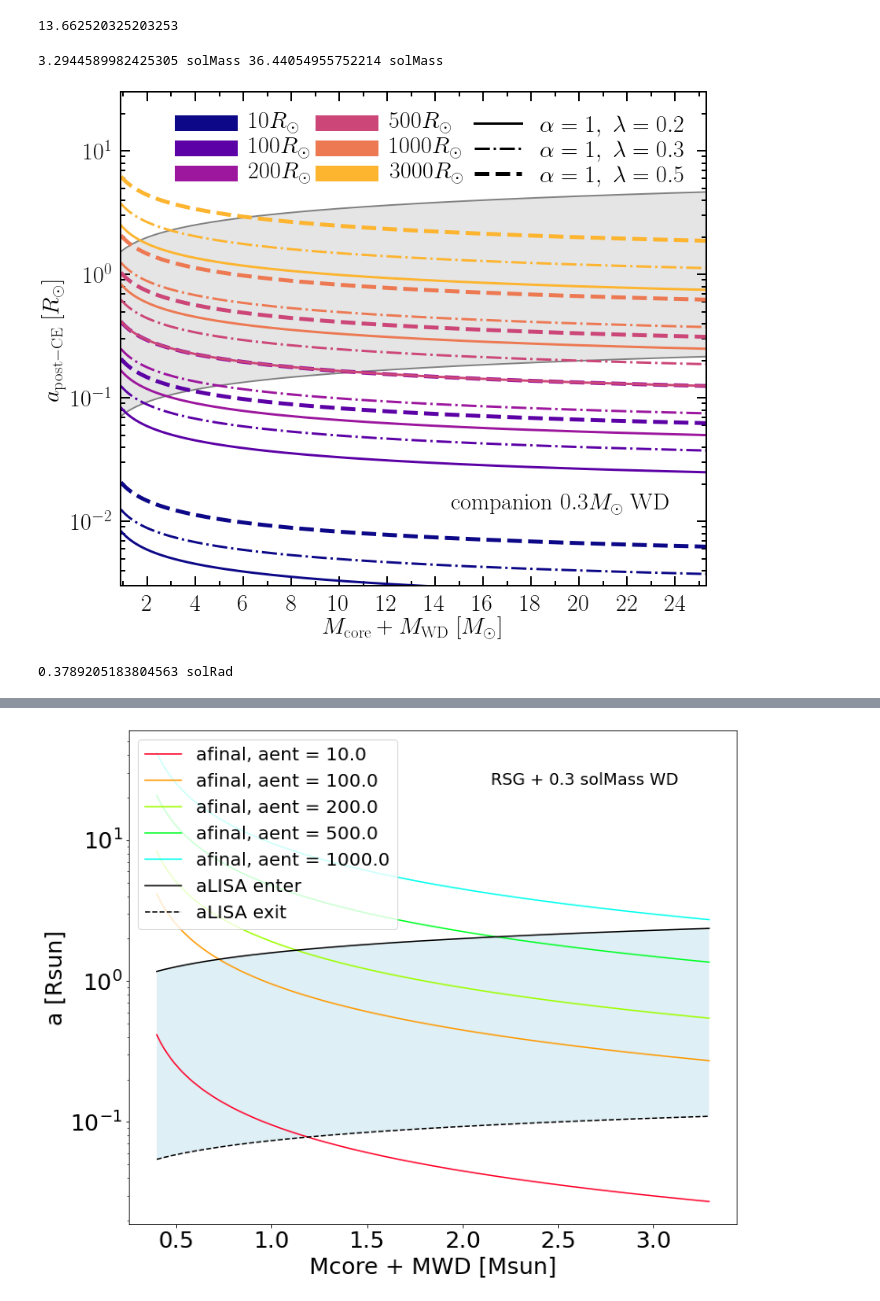
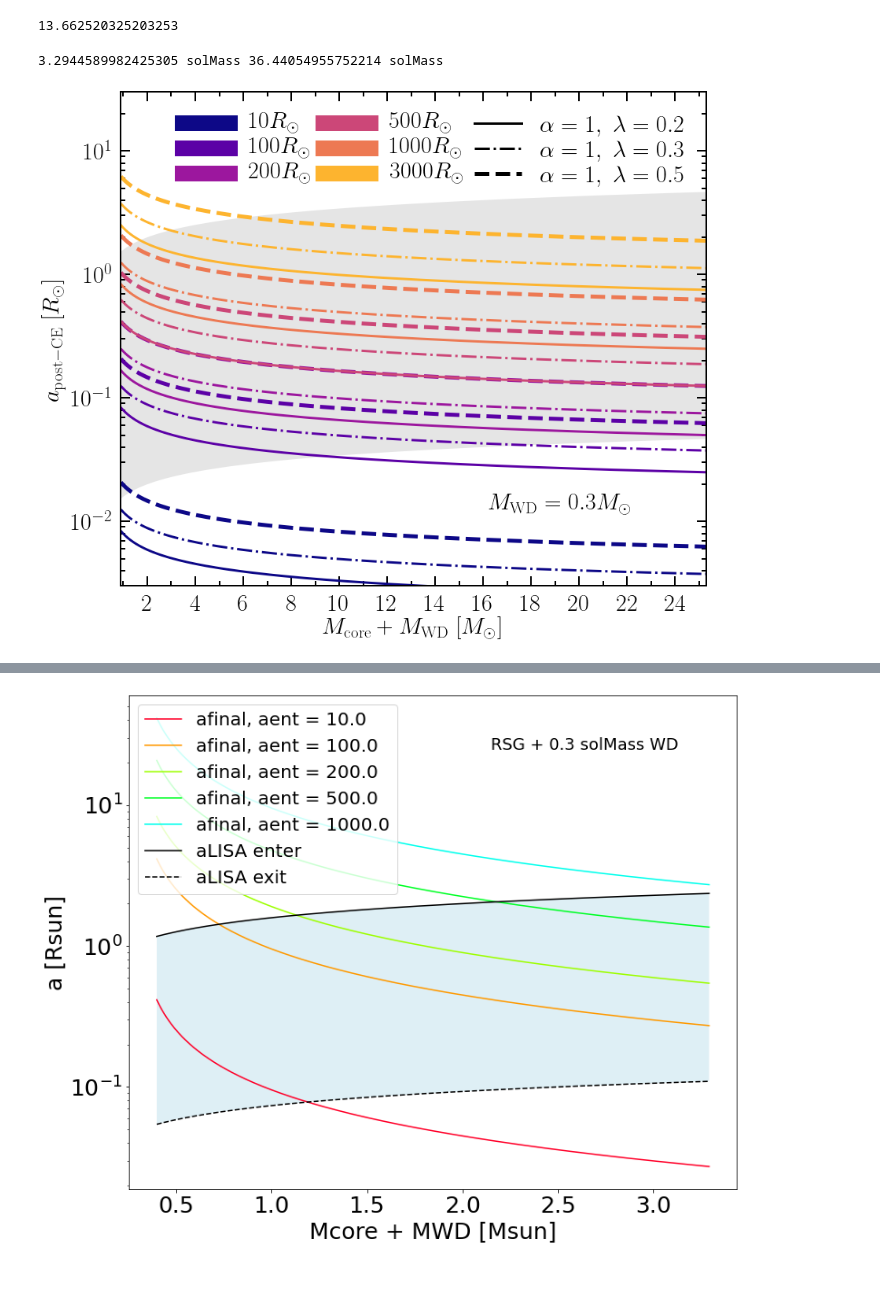
Before and after one commit to tcallister/LISA-and-CE-Evolution, a Jupyter notebook: CEinLISA.ipynb, the cells around one changed output, grey strips where cells are left out. Saved outputs shown, nothing was run; the diff lists cells and outputs as text; code cells hidden in the pictures.

```diff
--- a/CEinLISA.ipynb
+++ b/CEinLISA.ipynb
@@ -143,14 +138,12 @@ Menv(5) #np.arange(0.6,10,0.01))
 13.662520325203253
 # %%
 rainbow = plt.cm.plasma(np.linspace(0.0,1,7) ) #3rd num is the number of colours
-
 
 def Rrl(a, m1, m2):
     #RL1 for q = m1/m2
     q = m1/m2
     RL = a * 0.49 * q**(2./3) *(0.6 * q**(2./3) +np.log(1 + q**(1./3)) )**-1
     return RL
-
 
 def aLISA(mass):
     min_freq = 1e-4 *u.s**-1
@@ -159,7 +152,7 @@ def aLISA(mass):
     return a.to(u.Rsun)
 
 def aLISAexit(mass):
-    min_freq = 1e-2 *u.s**-1
+    min_freq = 1e-1 *u.s**-1
     mass = mass.to(u.kg)
     a = pow(const.G * mass * (np.pi * min_freq)**-2, 1./3. )
     return a.to(u.Rsun)
@@ -217,43 +210,36 @@ def plot_afinal_Mgw(companion_mass = 0.3):
     ax.plot(np.nan, np.nan, ls='--',c='k',lw=5, label=r"$\alpha=1,\ \lambda=0.5$")
 
     ax.fill_between(masses, aLISAexit(masses), aLISA(masses), facecolor='#808080',  alpha=0.2, zorder=0)
-    plt.plot(masses, aLISA(masses), c = '#808080', lw=2, ls='-',  zorder=0) # label = 'aLISA enter',
-    plt.plot(masses, aLISAexit(masses), c = '#808080',lw=2, linestyle='-',  zorder=0) # label = 'aLISA exit',
+    # plt.plot(masses, aLISA(masses), c = '#808080', lw=2, ls='-',  zorder=0) # label = 'aLISA enter',
+    # plt.plot(masses, aLISAexit(masses), c = '#808080',lw=2, linestyle='-',  zorder=0) # label = 'aLISA exit',
 
-    plt.text(0.75, 0.16, r'$\mathrm{companion}\ '+str(companion_mass.value)+r'M_\odot \ \mathrm{WD}$', fontsize = 30, horizontalalignment='center', verticalalignment='center', transform=ax.transAxes)
+    plt.text(0.75, 0.16, r'$M_\mathrm{WD}='+str(companion_mass.value)+r'M_\odot$', fontsize = 30, horizontalalignment='center', verticalalignment='center', transform=ax.transAxes)
 
     l = ax.legend(fontsize = 30, loc = 'upper right', ncol=3, columnspacing=0.5, labelspacing=0.1)
     l.draw_frame(False)
     plt.xlabel(r'$M_\mathrm{core} + M_\mathrm{ WD}\ [M_\odot]$',size = 30)
     plt.ylabel(r'$a_\mathrm{post-CE}\ [R_\odot]$',size = 30)
     plt.tick_params(axis='both', which='major', labelsize=25) #right side
     plt.yscale('log')
     ax.tick_params(axis='both', which='major', width=2, top="on", right="on", length=12, pad=10, labelsize=30, direction='in')
     ax.tick_params(axis='both', which='minor', width=2, top="on", right="on", length=6, pad=10, direction='in')
     ax.xaxis.set_major_locator(MultipleLocator(2))
     ax.xaxis.set_minor_locator(MultipleLocator(1))
     # ax.yaxis.set_major_locator(MultipleLocator(5))
     # ax.yaxis.set_minor_locator(MultipleLocator(1))
     ax.set_ylim(3e-3,30)
     ax.spines['top'].set_linewidth(2)
     ax.spines['bottom'].set_linewidth(2)
     ax.spines['right'].set_linewidth(2)
     ax.spines['left'].set_linewidth(2)
     ## annotate the effect of changing $\alpha$
-
-
-
     ax.set_xlim(min(masses.value), max(masses.value))
     plt.tight_layout()
     plt.savefig('many_lambdas'+str(companion_mass.value).replace('.', 'd')+'.pdf', bbox_inches='tight')
     plt.show()
 
 
 plot_afinal_Mgw(companion_mass = 0.3)
 # %% [output]
 3.2944589982425305 solMass 36.44054955752214 solMass
-[figure, old version]
+[figure, new version]
-# %%
-print(Rrl(a = 1*u.Rsun, m1 = 0.5 *u.Msun, m2= 0.5 *u.Msun))
-# %% [output]
-0.3789205183804563 solRad
```
Also changed, not shown: parts of 3 cells of this notebook, 1 other file.
